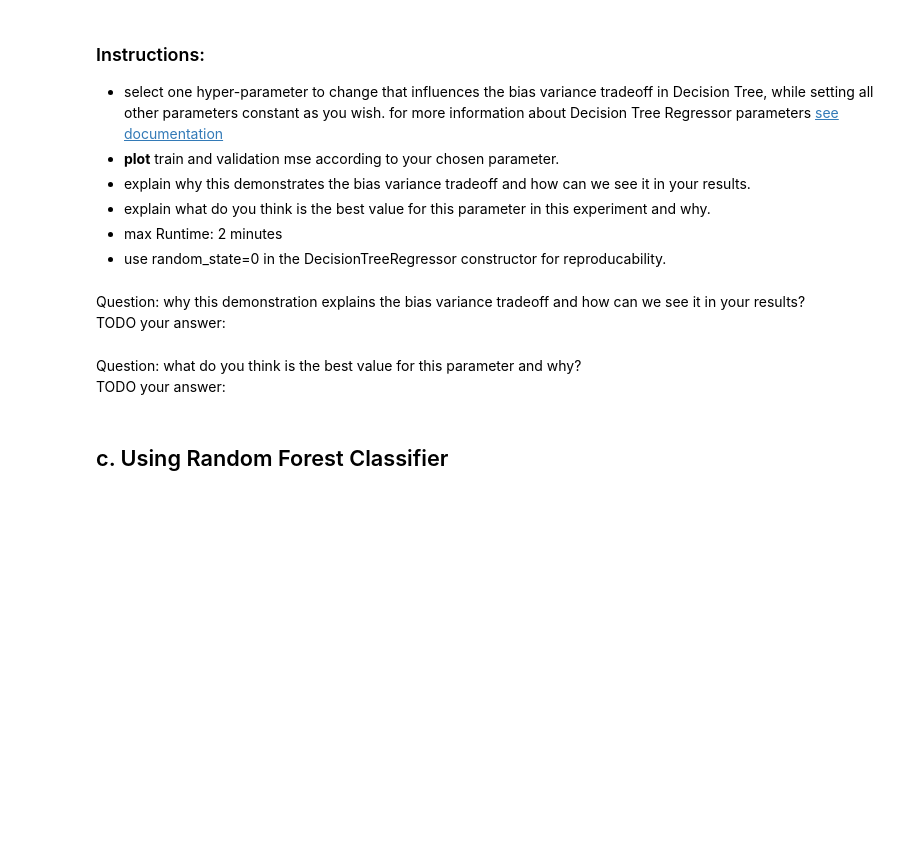
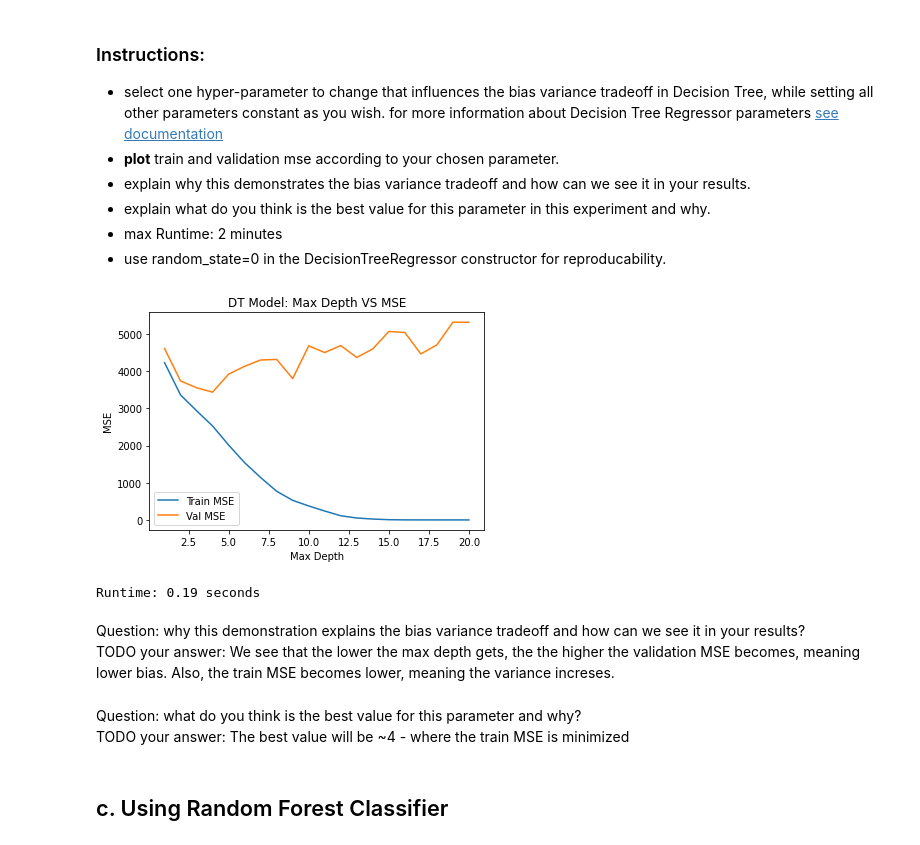
Before and after one commit to yoav-ro/TAU-HIGHTECH, a Jupyter notebook: Year 2/Machine learning/HW/HW4/HW4_322317348.ipynb, the cells around one changed output. Cells and saved outputs as stored; diff of their text form; code cells hidden in the pictures; blank space fills up the shorter version.

```diff
--- a/Year 2/Machine learning/HW/HW4/HW4_322317348.ipynb
+++ b/Year 2/Machine learning/HW/HW4/HW4_322317348.ipynb
@@ -250,9 +253,37 @@ print(f'Runtime: {round(time.time()-t0,2)} seconds')
+# %%
+t0 = time.time() # for Runtime measurement
+
+val_mse=[]
+train_mse=[]
+depths=range(1,21)
+for depth in depths:
+    dt_model=DecisionTreeRegressor(max_depth=depth, random_state=0)
+    dt_model.fit(X_dia_train,y_dia_train)
+    y_train_pred= dt_model.predict(X_dia_train)
+    y_val_pred= dt_model.predict(X_dia_val)
+    val_mse.append(mean_squared_error(y_val_pred,y_dia_val))
+    train_mse.append(mean_squared_error(y_train_pred, y_dia_train))
+
+# plot
+plt.plot(depths,train_mse,label = 'Train MSE')
+plt.plot(depths,val_mse, label='Val MSE')
+plt.xlabel('Max Depth')
+plt.ylabel('MSE')
+plt.title('DT Model: Max Depth VS MSE')
+plt.legend()
+plt.show()
+
+print(f'Runtime: {round(time.time()-t0,2)} seconds')
+# %% [output]
+[figure, added]
+Runtime: 0.19 seconds
 # %% [markdown]
 Question: why this demonstration explains the bias variance tradeoff and how can we see it in your results? <br>
 TODO your answer:
+We see that the lower the max depth gets, the the higher the validation MSE becomes, meaning lower bias. Also, the train MSE becomes lower, meaning the variance increses.
 # %% [markdown]
 Question: what do you think is the best value for this parameter and why? <br>
-TODO your answer:
+TODO your answer: The best value will be ~4 - where the train MSE is minimized
 # %% [markdown]
 ## c. Using Random Forest Classifier
 # %%
```
Also changed, not shown: parts of 6 cells of this notebook, 1 other file.
